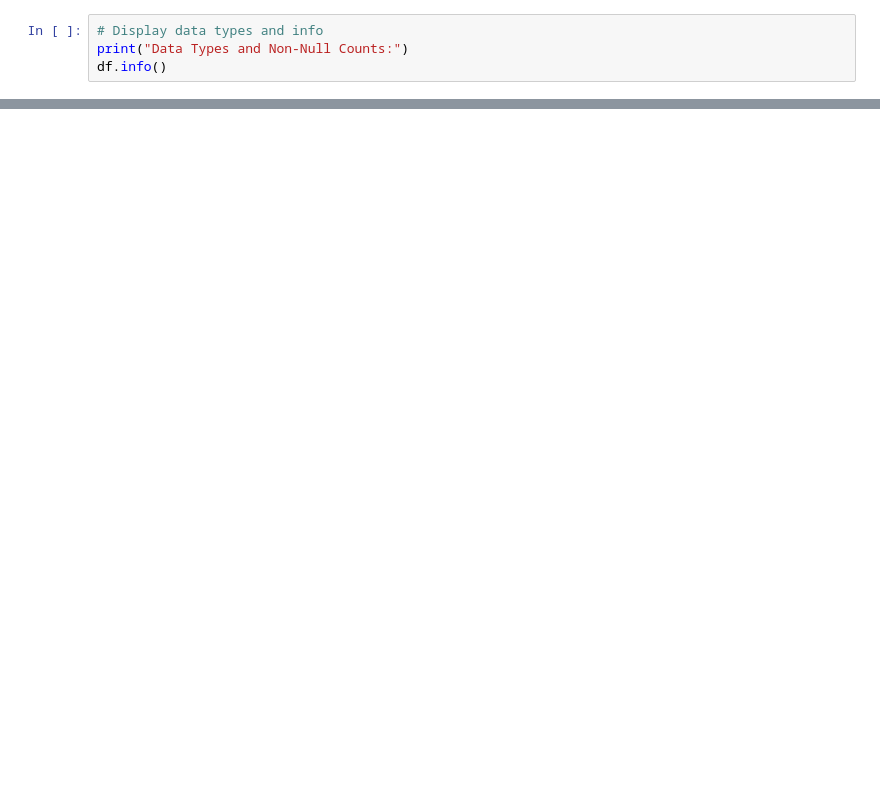
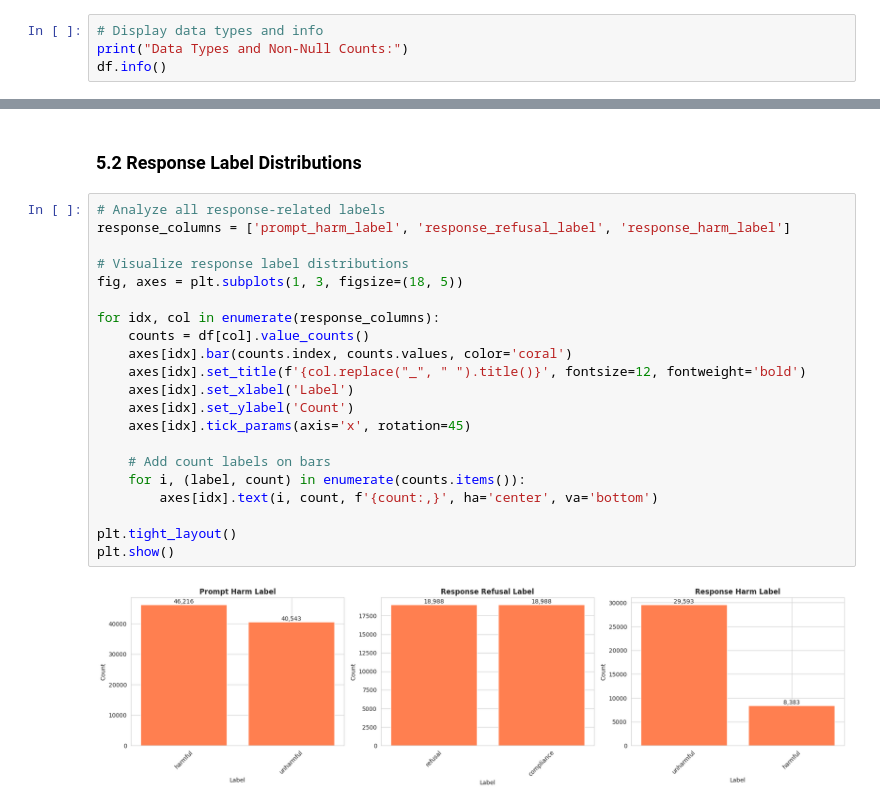
Before and after one commit to Jazhyc/intention-jailbreak, a Jupyter notebook: notebooks/wildguardmix_analysis.ipynb, the cells around one changed output, grey strips where cells are left out. Cells and saved outputs as stored; diff of their text form; blank space fills up the shorter version.

```diff
--- a/notebooks/wildguardmix_analysis.ipynb
+++ b/notebooks/wildguardmix_analysis.ipynb
@@ -59,0 +104,25 @@ df.info()
+# %% [markdown]
+### 5.2 Response Label Distributions
+# %%
+# Analyze all response-related labels
+response_columns = ['prompt_harm_label', 'response_refusal_label', 'response_harm_label']
+
+# Visualize response label distributions
+fig, axes = plt.subplots(1, 3, figsize=(18, 5))
+
+for idx, col in enumerate(response_columns):
+    counts = df[col].value_counts()
+    axes[idx].bar(counts.index, counts.values, color='coral')
+    axes[idx].set_title(f'{col.replace("_", " ").title()}', fontsize=12, fontweight='bold')
+    axes[idx].set_xlabel('Label')
+    axes[idx].set_ylabel('Count')
+    axes[idx].tick_params(axis='x', rotation=45)
+
+    # Add count labels on bars
+    for i, (label, count) in enumerate(counts.items()):
+        axes[idx].text(i, count, f'{count:,}', ha='center', va='bottom')
+
+plt.tight_layout()
+plt.show()
+# %% [output]
+[figure, added]
```
Also changed, not shown: parts of 13 cells of this notebook.
